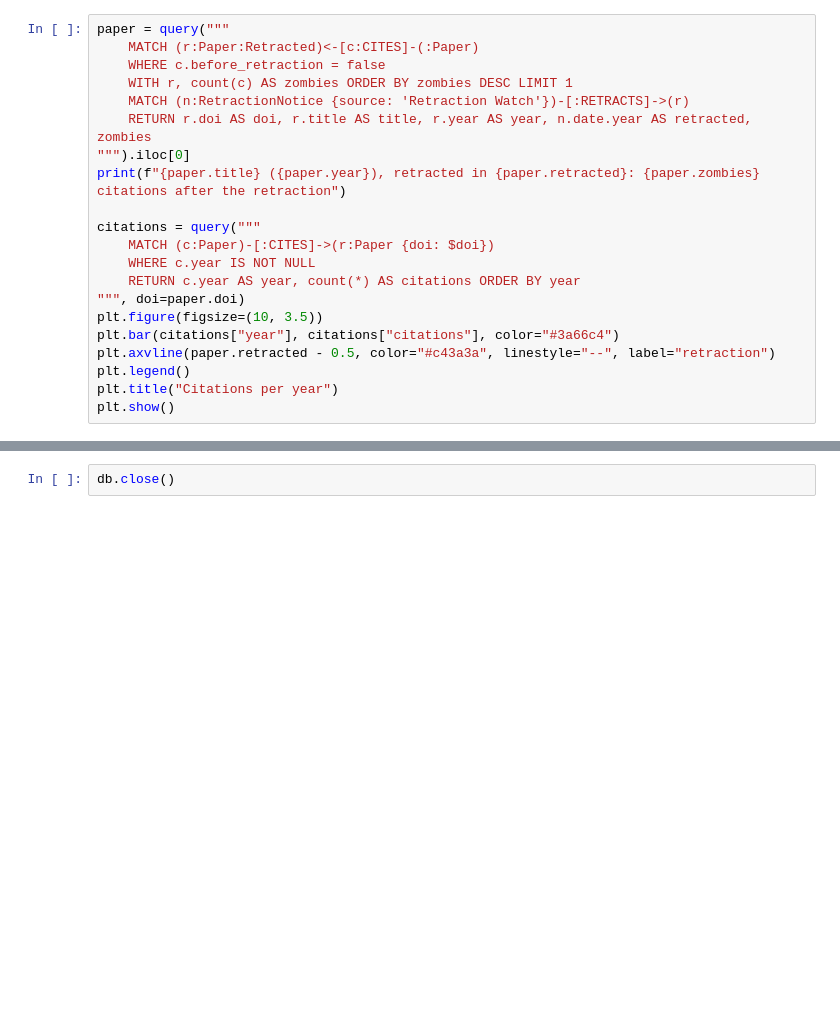
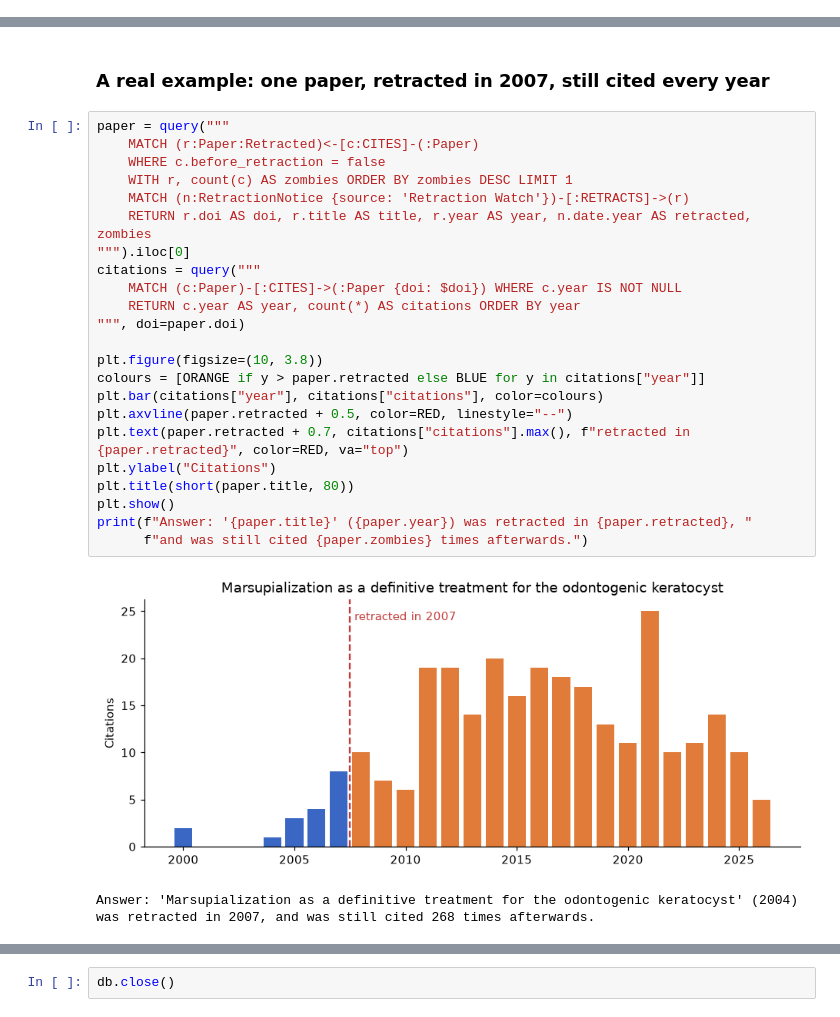
Before and after one commit to CharlotteLeBihan18/Retraction-Contamination-Tracker, a Jupyter notebook: demo.ipynb, the cells around one changed output, grey strips where cells are left out. Cells and saved outputs as stored; diff of their text form; blank space fills up the shorter version.

```diff
--- a/demo.ipynb
+++ b/demo.ipynb
@@ -175,21 +0,0 @@ The paper with the most zombie citations in our data was retracted in 2007 and i
-# %%
-paper = query("""
-    MATCH (r:Paper:Retracted)<-[c:CITES]-(:Paper)
-    WHERE c.before_retraction = false
-    WITH r, count(c) AS zombies ORDER BY zombies DESC LIMIT 1
-    MATCH (n:RetractionNotice {source: 'Retraction Watch'})-[:RETRACTS]->(r)
-    RETURN r.doi AS doi, r.title AS title, r.year AS year, n.date.year AS retracted, zombies
-""").iloc[0]
-print(f"{paper.title} ({paper.year}), retracted in {paper.retracted}: {paper.zombies} citations after the retraction")
-
-citations = query("""
-    MATCH (c:Paper)-[:CITES]->(r:Paper {doi: $doi})
-    WHERE c.year IS NOT NULL
-    RETURN c.year AS year, count(*) AS citations ORDER BY year
-""", doi=paper.doi)
-plt.figure(figsize=(10, 3.5))
-plt.bar(citations["year"], citations["citations"], color="#3a66c4")
-plt.axvline(paper.retracted - 0.5, color="#c43a3a", linestyle="--", label="retraction")
-plt.legend()
-plt.title("Citations per year")
-plt.show()
@@ -410,0 +215,28 @@ The risk model is not trained yet: run python -m app.services.risk (train the mo
+# %% [markdown]
+### A real example: one paper, retracted in 2007, still cited every year
+# %%
+paper = query("""
+    MATCH (r:Paper:Retracted)<-[c:CITES]-(:Paper)
+    WHERE c.before_retraction = false
+    WITH r, count(c) AS zombies ORDER BY zombies DESC LIMIT 1
+    MATCH (n:RetractionNotice {source: 'Retraction Watch'})-[:RETRACTS]->(r)
+    RETURN r.doi AS doi, r.title AS title, r.year AS year, n.date.year AS retracted, zombies
+""").iloc[0]
+citations = query("""
+    MATCH (c:Paper)-[:CITES]->(:Paper {doi: $doi}) WHERE c.year IS NOT NULL
+    RETURN c.year AS year, count(*) AS citations ORDER BY year
+""", doi=paper.doi)
+
+plt.figure(figsize=(10, 3.8))
+colours = [ORANGE if y > paper.retracted else BLUE for y in citations["year"]]
+plt.bar(citations["year"], citations["citations"], color=colours)
+plt.axvline(paper.retracted + 0.5, color=RED, linestyle="--")
+plt.text(paper.retracted + 0.7, citations["citations"].max(), f"retracted in {paper.retracted}", color=RED, va="top")
+plt.ylabel("Citations")
+plt.title(short(paper.title, 80))
+plt.show()
+print(f"Answer: '{paper.title}' ({paper.year}) was retracted in {paper.retracted}, "
+      f"and was still cited {paper.zombies} times afterwards.")
+# %% [output]
+[figure, added]
+Answer: 'Marsupialization as a definitive treatment for the odontogenic keratocyst' (2004) was retracted in 2007, and was still cited 268 times afterwards.
```
Also changed, not shown: parts of 52 cells of this notebook.
